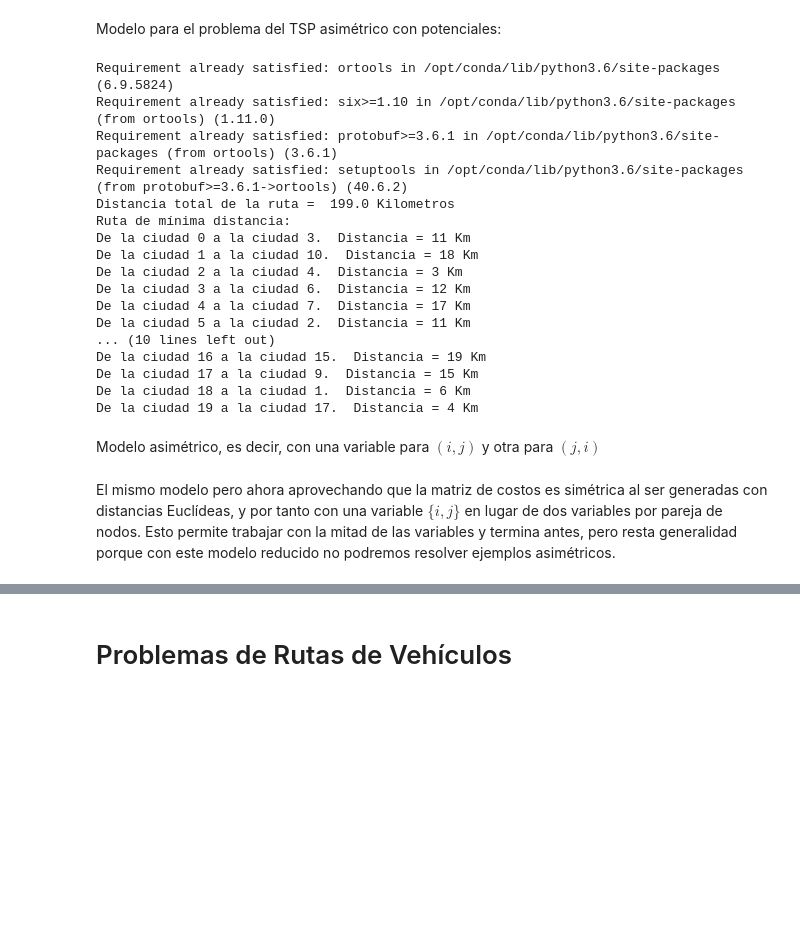
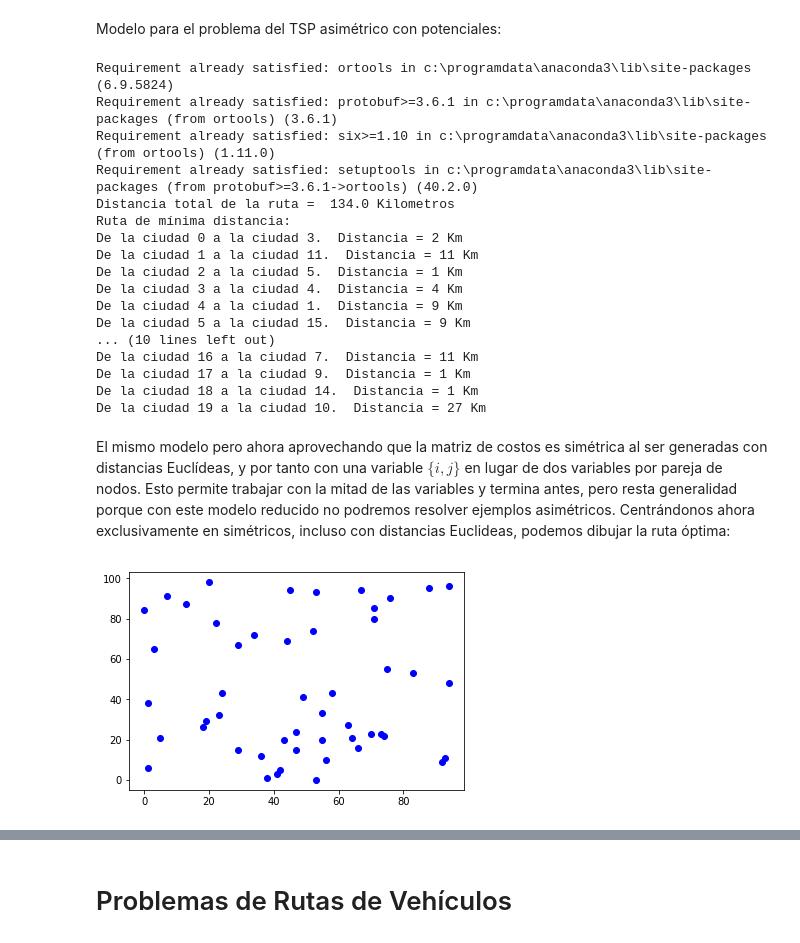
Before and after one commit to jjsalaza/Ingenieria-Logistica-ULL, a Jupyter notebook: logistica.ipynb, the cells around one changed output, grey strips where cells are left out. Drawn from its saved outputs; the diff is of its cells as text; code cells hidden in the pictures; blank space fills up the shorter version.

```diff
--- a/logistica.ipynb
+++ b/logistica.ipynb
@@ -468,3 +389,11 @@ AttributeError: 'list' object has no attribute 'iteritems'
+# %%
+import matplotlib.pyplot as plt
+plt.plot([p[0] for p in points], [p[1] for p in points], 'bo')
+plt.plot(points[s][0],points[s][1], 'rs')
+plt.plot(points[t][0],points[t][1], 'rs')
+for (i,j) in selected:
+    plt.plot([points[i][0],points[j][0]], [points[i][1],points[j][1]], 'g-')
+#plt.show()
 # %% [markdown]
 Para que el anterior modelo funcione es fundamental que no existan circuitos de costo negativo o nulo, cosa que viene garantizada si las distancias son positivas.
 # %% [markdown]
@@ -507,35 +436,48 @@ for i in todos:
             if x[i,j].solution_value() > 0.5 :
                 print('De la ciudad %d a la ciudad %d.  Distancia = %d Km'  % (i,j,DIST[i][j]))
 # %% [output]
-Requirement already satisfied: ortools in /opt/conda/lib/python3.6/site-packages (6.9.5824)
-Requirement already satisfied: six>=1.10 in /opt/conda/lib/python3.6/site-packages (from ortools) (1.11.0)
-Requirement already satisfied: protobuf>=3.6.1 in /opt/conda/lib/python3.6/site-packages (from ortools) (3.6.1)
-Requirement already satisfied: setuptools in /opt/conda/lib/python3.6/site-packages (from protobuf>=3.6.1->ortools) (40.6.2)
-Distancia total de la ruta =  199.0 Kilometros
+Requirement already satisfied: ortools in c:\programdata\anaconda3\lib\site-packages (6.9.5824)
+Requirement already satisfied: protobuf>=3.6.1 in c:\programdata\anaconda3\lib\site-packages (from ortools) (3.6.1)
+Requirement already satisfied: six>=1.10 in c:\programdata\anaconda3\lib\site-packages (from ortools) (1.11.0)
+Requirement already satisfied: setuptools in c:\programdata\anaconda3\lib\site-packages (from protobuf>=3.6.1->ortools) (40.2.0)
+Distancia total de la ruta =  134.0 Kilometros
 Ruta de mínima distancia:
-De la ciudad 0 a la ciudad 3.  Distancia = 11 Km
-De la ciudad 1 a la ciudad 10.  Distancia = 18 Km
-De la ciudad 2 a la ciudad 4.  Distancia = 3 Km
-De la ciudad 3 a la ciudad 6.  Distancia = 12 Km
-De la ciudad 4 a la ciudad 7.  Distancia = 17 Km
-De la ciudad 5 a la ciudad 2.  Distancia = 11 Km
+De la ciudad 0 a la ciudad 3.  Distancia = 2 Km
+De la ciudad 1 a la ciudad 11.  Distancia = 11 Km
+De la ciudad 2 a la ciudad 5.  Distancia = 1 Km
+De la ciudad 3 a la ciudad 4.  Distancia = 4 Km
+De la ciudad 4 a la ciudad 1.  Distancia = 9 Km
+De la ciudad 5 a la ciudad 15.  Distancia = 9 Km
 ... (10 lines left out)
-De la ciudad 16 a la ciudad 15.  Distancia = 19 Km
-De la ciudad 17 a la ciudad 9.  Distancia = 15 Km
-De la ciudad 18 a la ciudad 1.  Distancia = 6 Km
-De la ciudad 19 a la ciudad 17.  Distancia = 4 Km
+De la ciudad 16 a la ciudad 7.  Distancia = 11 Km
+De la ciudad 17 a la ciudad 9.  Distancia = 1 Km
+De la ciudad 18 a la ciudad 14.  Distancia = 1 Km
+De la ciudad 19 a la ciudad 10.  Distancia = 27 Km
-# %% [markdown]
-Modelo asimétrico, es decir, con una variable para $(i,j)$ y otra para $(j,i)$
+# %% [markdown]
+El mismo modelo pero ahora aprovechando que la matriz de costos es simétrica al ser generadas con distancias Euclídeas, y por tanto con una variable $\{i,j\}$ en lugar de dos variables por pareja de nodos. Esto permite trabajar con la mitad de las variables y termina antes, pero resta generalidad porque con este modelo reducido no podremos resolver ejemplos asimétricos. Centrándonos ahora exclusivamente en simétricos, incluso con distancias Euclideas, podemos dibujar la ruta óptima:
+# %%
+import matplotlib.pyplot as plt
+def dibuja(selected):                #dibuja una ruta dada como una lista de arcos
+    plt.plot([p[0] for p in points], [p[1] for p in points], 'bo')
+    for (i,j) in selected:
+        plt.plot([points[i][0],points[j][0]], [points[i][1],points[j][1]], 'g-')
 # %%
-n = 100
-random.seed(1)
+import math
+import random
+n = 50
+random.seed(12345)
 points = [(random.randint(0,100),random.randint(0,100)) for i in range(n)]
+EPS = 0.001
 
 # calculate Euclidean distance and round-towards-zero (truncate)
 def distance(points, i, j):
     dx = points[i][0] - points[j][0]
     dy = points[i][1] - points[j][1]
     return math.floor(math.sqrt(dx*dx + dy*dy))
 
 # Dictionary of Euclidean distance between each pair of points
-dist = {(i,j) : distance(points,i,j) for i in range(n) for j in range(n) if i!=j }
+dist = {(i,j) : distance(points,i,j) for i in range(n) for j in range(i)}
+
+dibuja({})
+# %% [output]
+[figure, added]
@@ -600,2 +483,0 @@ print('')
-# %% [markdown]
-El mismo modelo pero ahora aprovechando que la matriz de costos es simétrica al ser generadas con distancias Euclídeas, y por tanto con una variable $\{i,j\}$ en lugar de dos variables por pareja de nodos. Esto permite trabajar con la mitad de las variables y termina antes, pero resta generalidad porque con este modelo reducido no podremos resolver ejemplos asimétricos.
```
Also changed, not shown: parts of 16 cells of this notebook.
